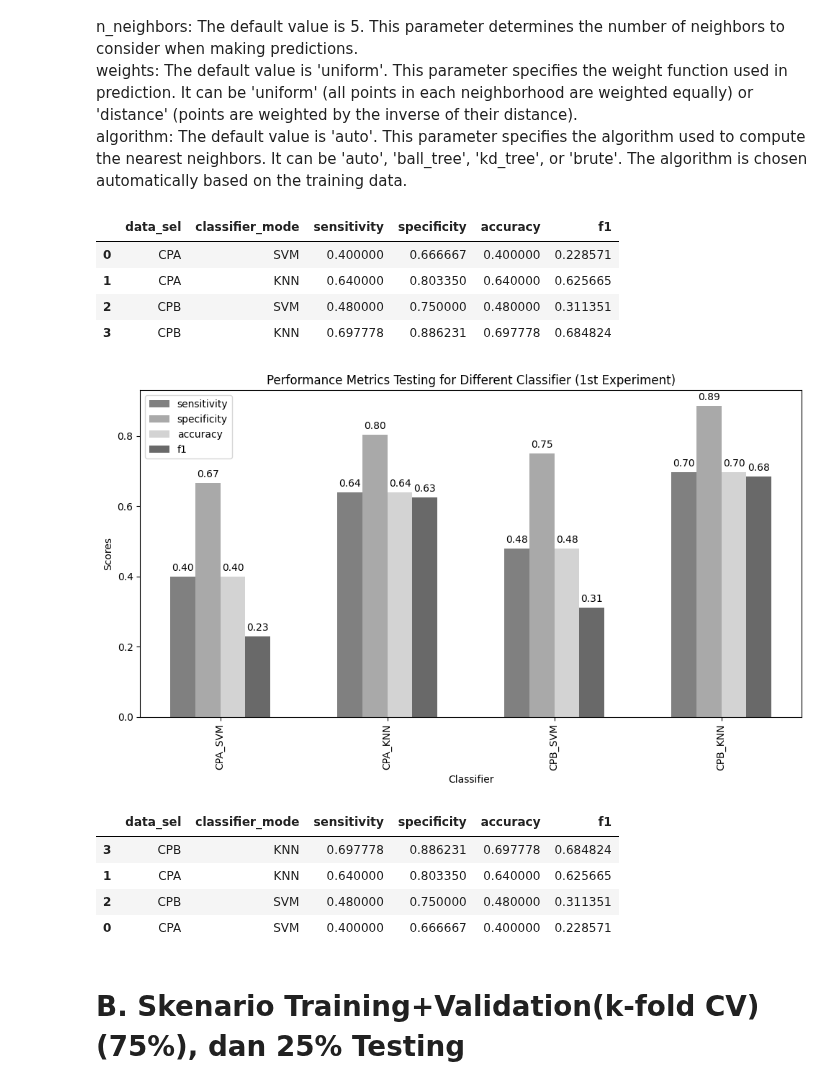
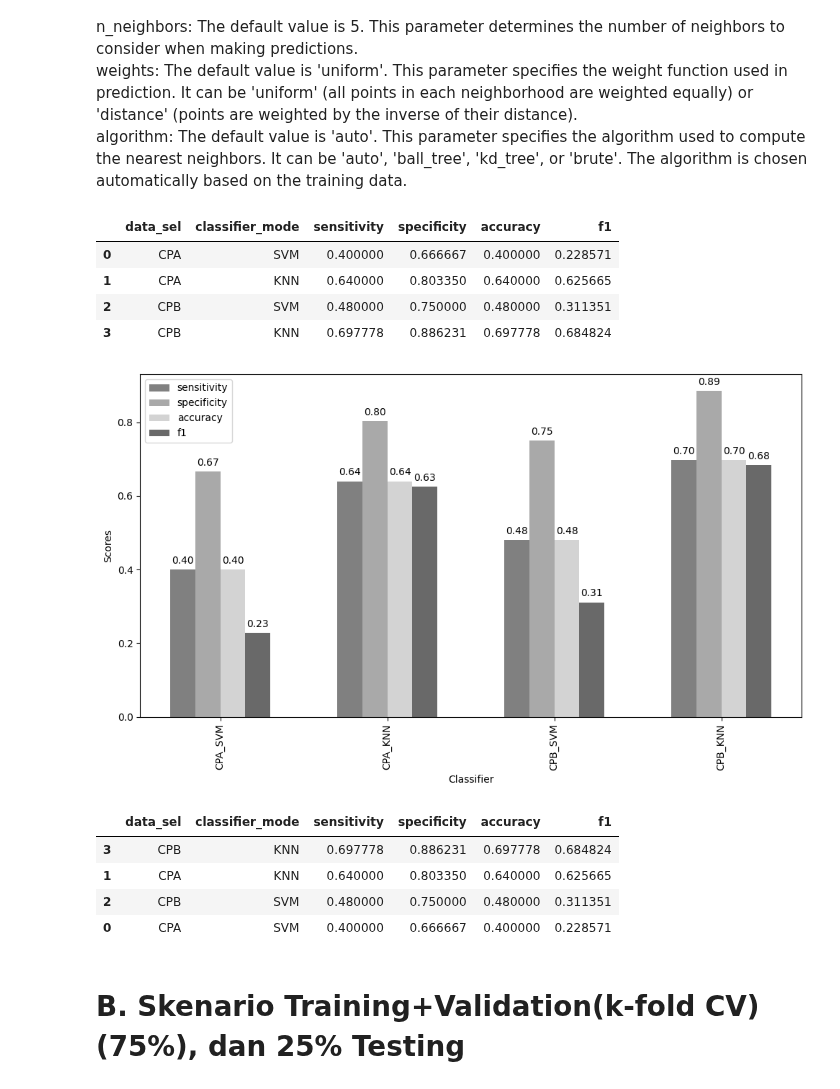
Before and after one commit to endangrusiana123/SLO, a Jupyter notebook: MiniProject1.ipynb, the cells around one changed output. Drawn from its saved outputs; the diff is of its cells as text; code cells hidden in the pictures.

```diff
--- a/MiniProject1.ipynb
+++ b/MiniProject1.ipynb
@@ -113,35 +113,35 @@ plt.figure(figsize=(10, 6))
 
 bar_width = 0.15
 index = np.arange(len(results_df))
 
 metrics = ['sensitivity', 'specificity', 'accuracy', 'f1']
 # Using grayscale colors
 colors = ['gray', 'darkgray', 'lightgray', 'dimgray']
 
 for i, metric in enumerate(metrics):
     plt.bar(index + i * bar_width, results_df[metric],
             bar_width, color=colors[i], label=metric)
     # Displaying values on top of bars
     for j, value in enumerate(results_df[metric]):
         plt.text(index[j] + i * bar_width, value + 0.01, f'{value:.2f}', ha='center', va='bottom')
 
 plt.xlabel('Classifier')
 plt.ylabel('Scores')
-plt.title('Performance Metrics Testing for Different Classifier (1st Experiment)')
+#plt.title('Performance Metrics Testing for Different Classifier (1st Experiment)')
 plt.xticks(index + bar_width * (len(metrics) - 1) / 2, results_df.apply(lambda x: f"{x['data_sel']}_{x['classifier_mode']}", axis=1), rotation=90)
 plt.legend()
 plt.tight_layout()
 plt.show()
 
 sorted_result_df = results_df.sort_values(by='accuracy', ascending=False)
 sorted_result_df
 # %% [output]
 |  | data_sel | classifier_mode | sensitivity | specificity | accuracy | f1 |
 | 0 | CPA | SVM | 0.400000 | 0.666667 | 0.400000 | 0.228571 |
 | 1 | CPA | KNN | 0.640000 | 0.803350 | 0.640000 | 0.625665 |
 | 2 | CPB | SVM | 0.480000 | 0.750000 | 0.480000 | 0.311351 |
 | 3 | CPB | KNN | 0.697778 | 0.886231 | 0.697778 | 0.684824 |
-[figure, old version]
+[figure, new version]
 |  | data_sel | classifier_mode | sensitivity | specificity | accuracy | f1 |
 | 3 | CPB | KNN | 0.697778 | 0.886231 | 0.697778 | 0.684824 |
 | 1 | CPA | KNN | 0.640000 | 0.803350 | 0.640000 | 0.625665 |
```
Also changed, not shown: parts of 2 cells of this notebook.
